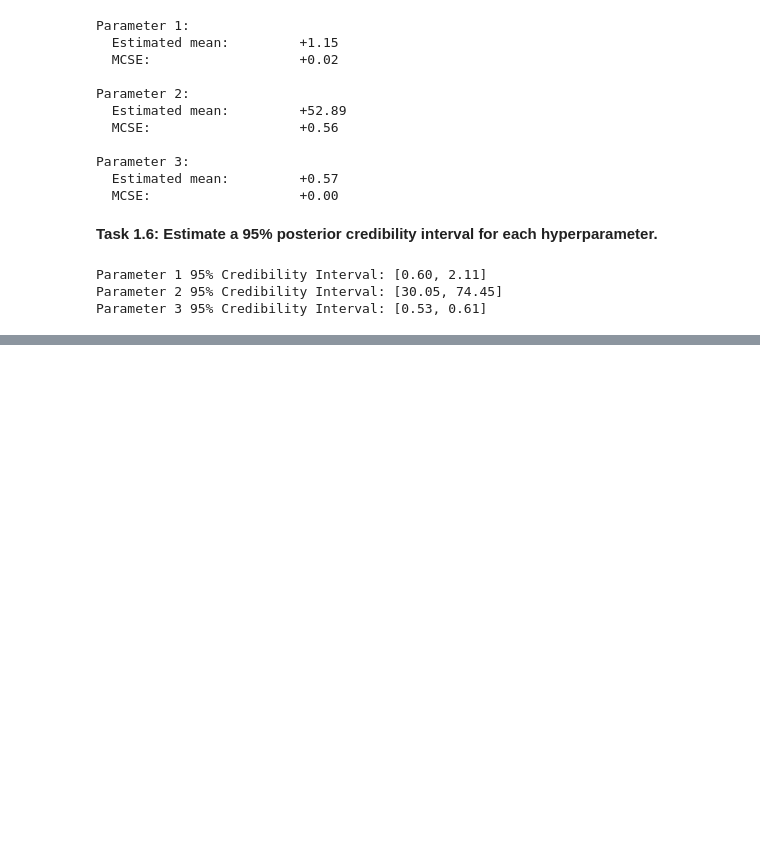
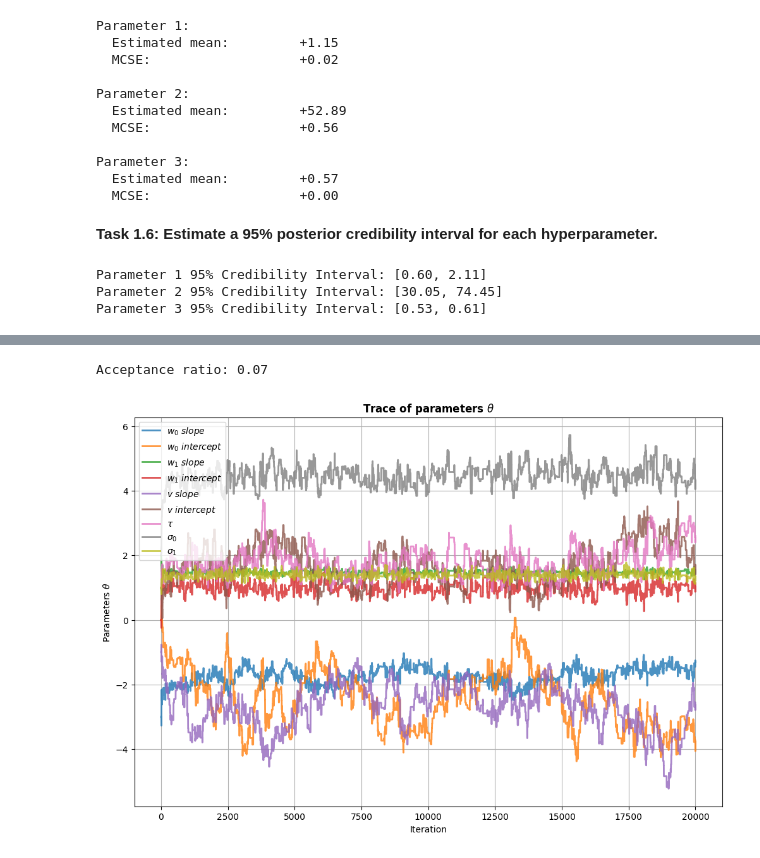
Before and after one commit to Ghjacobsen/BayesianML, a Jupyter notebook: Part1_assignment3.ipynb, the cells around one changed output, grey strips where cells are left out. Saved outputs shown, nothing was run; the diff lists cells and outputs as text; code cells hidden in the pictures; blank space fills up the shorter version.

```diff
--- a/Part1_assignment3.ipynb
+++ b/Part1_assignment3.ipynb
@@ -462,3 +462,9 @@ for p in range(cred_intervals.shape[1]):
 Parameter 1 95% Credibility Interval: [0.60, 2.11]
 Parameter 2 95% Credibility Interval: [30.05, 74.45]
 Parameter 3 95% Credibility Interval: [0.53, 0.61]
+# %%
+data = jnp.load('Gustav/data_assignment3.npz')
+x_data, y_data = data['x'], data['t']
+# %%
+def design_matrix(x):
+    return np.column_stack((x,np.ones(len(x))))
@@ -464,0 +768,43 @@ Parameter 3 95% Credibility Interval: [0.53, 0.61]
+# %%
+
+# specify number of parameters in the target distribution
+num_params = 9
+
+# target distribution = log joint distribution
+
+num_iterations = 20000
+
+# proposal variance for each parameter
+step_size = 0.2
+
+# theta = {w0[0], w0[1], w1[0], w1[1], v[0], v[1], tau, sigm0, sigma1}
+theta_lab = [r'$w_0\ slope$', r'$w_0\ intercept$', r'$w_1\ slope$', r'$w_1\ intercept$',
+            r'$v\ slope$', r'$v\ intercept$', r'$\tau$', r'$\sigma_0$', r'$\sigma_1$']
+
+w0_init = [-3.0, 0.0]
+w1_init = [2.0,0.0]
+v_init = [-1.0, 1.0]
+tau_init = [1.0]
+sigma0_init = [2.0]
+sigma1_init = [1.0]
+theta_init = jnp.array(w0_init + w1_init + v_init + tau_init + sigma0_init + sigma1_init)
+
+p_target = lambda theta: log_joint(y_data, design_matrix(x_data), theta)
+
+# run sampler
+thetas = MetH(p_target, num_params, step_size, num_iterations, theta_init=theta_init, seed=0)
+
+# plot resutls
+xs = np.linspace(-12, 12, 1000)
+fig, axes = plt.subplots(1, 1, figsize=(12, 8))
+for i in range(num_params):
+    axes.plot(thetas[:,i], alpha=0.8, linewidth=2,label=theta_lab[i])
+axes.set_xlabel('Iteration')
+axes.set_ylabel('Parameters $\\theta$')
+axes.set_title('Trace of parameters $\\theta$', fontweight='bold')
+axes.legend()
+axes.grid()
+plt.show()
+# %% [output]
+Acceptance ratio: 0.07
+[figure, added]
```
Also changed, not shown: parts of 20 cells of this notebook, 2 other files.
